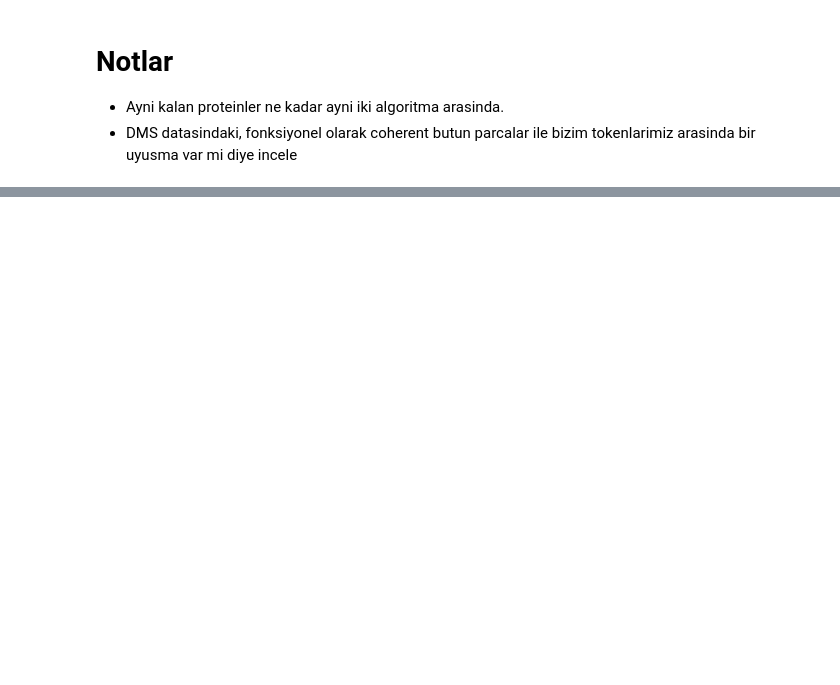
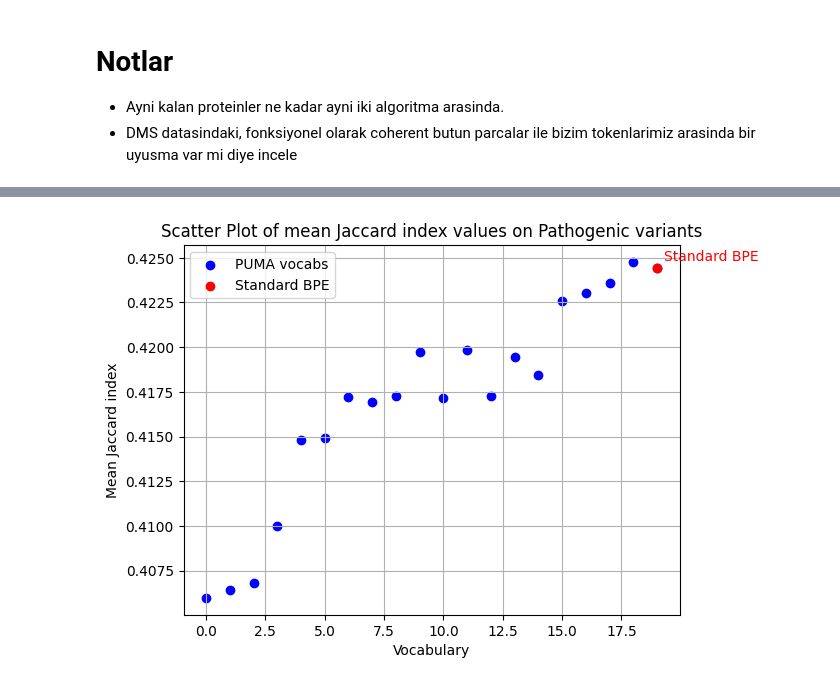
Before and after one commit to boun-tabi-lifelu/evolutionary-subword-tokenization, a Jupyter notebook: Prog/ProteinGYM_data_analysis.ipynb, the cells around one changed output, grey strips where cells are left out. Saved outputs shown, nothing was run; the diff lists cells and outputs as text; code cells hidden in the pictures; blank space fills up the shorter version.

```diff
--- a/Prog/ProteinGYM_data_analysis.ipynb
+++ b/Prog/ProteinGYM_data_analysis.ipynb
@@ -241,0 +386,31 @@ a
+# %%
+import matplotlib.pyplot as plt
+
+# Prepare data
+x = list(range(len(all_pairs)))  # or use np.arange
+# y = [val["total_eq"]/len(val["jaccard"]) for val, name in all_pairs]
+y = [val["mean_windowed_jaccard"] for val, name in all_pairs]
+
+# Extract the target
+target_name = "hf_uniref50_bpe_25600.pkl"  # change this to your target
+target_index = next(i for i, (val, name) in enumerate(all_pairs) if name == target_name)
+target_y = y[target_index]
+
+# Plot all points
+plt.scatter(x, y, label='PUMA vocabs', color='blue')
+
+# Highlight the target point
+plt.scatter([target_index], [target_y], color='red', label="Standard BPE", zorder=5)
+
+# Optionally annotate
+plt.annotate("Standard BPE", (target_index, target_y), textcoords="offset points", xytext=(5,5), ha='left', color='red')
+
+# Labeling
+plt.xlabel("Vocabulary")
+plt.ylabel("Mean Jaccard index")
+plt.title("Scatter Plot of mean Jaccard index values on Pathogenic variants")
+plt.legend()
+plt.grid(True)
+plt.show()
+# %% [output]
+[figure, added]
```
Also changed, not shown: parts of 17 cells of this notebook.
